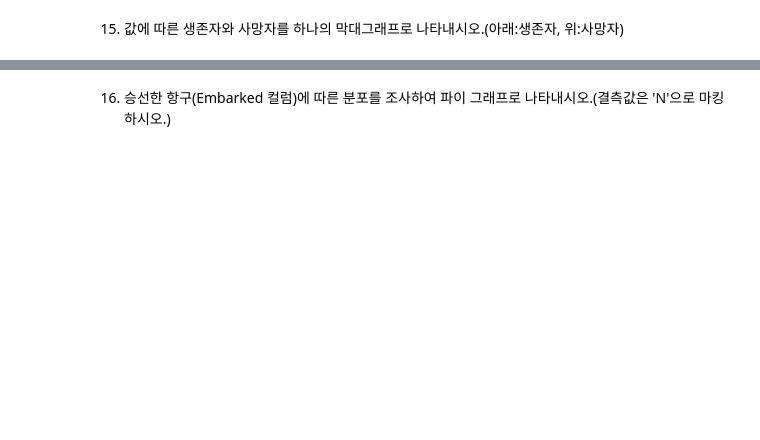
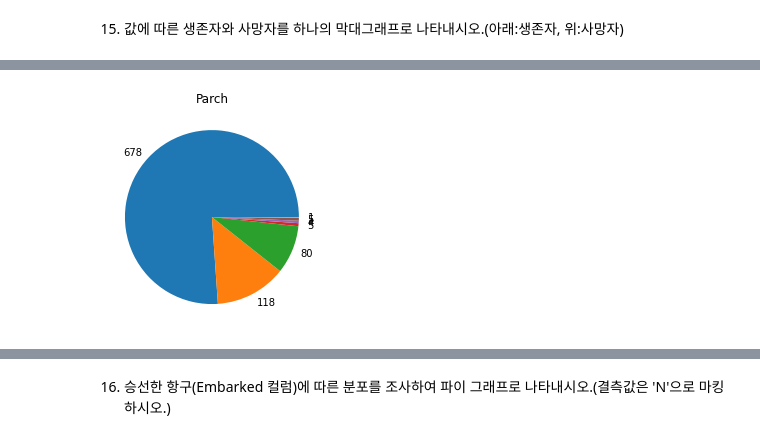
Before and after one commit to hyunjung930/sesac-web, a Jupyter notebook: 통계분석시각화_응용.ipynb, the cells around one changed output, grey strips where cells are left out. Cells and saved outputs as stored; diff of their text form; code cells hidden in the pictures; blank space fills up the shorter version.

```diff
--- a/통계분석시각화_응용.ipynb
+++ b/통계분석시각화_응용.ipynb
@@ -696,0 +701,8 @@ plt.show()
+# %%
+#풀이
+pvc = df.Parch.value_counts().sort_index()
+plt.pie(par.values, labels = pvc)
+plt.title("Parch")
+plt.show()
+# %% [output]
+[figure, added]
```
Also changed, not shown: parts of 42 cells of this notebook.
